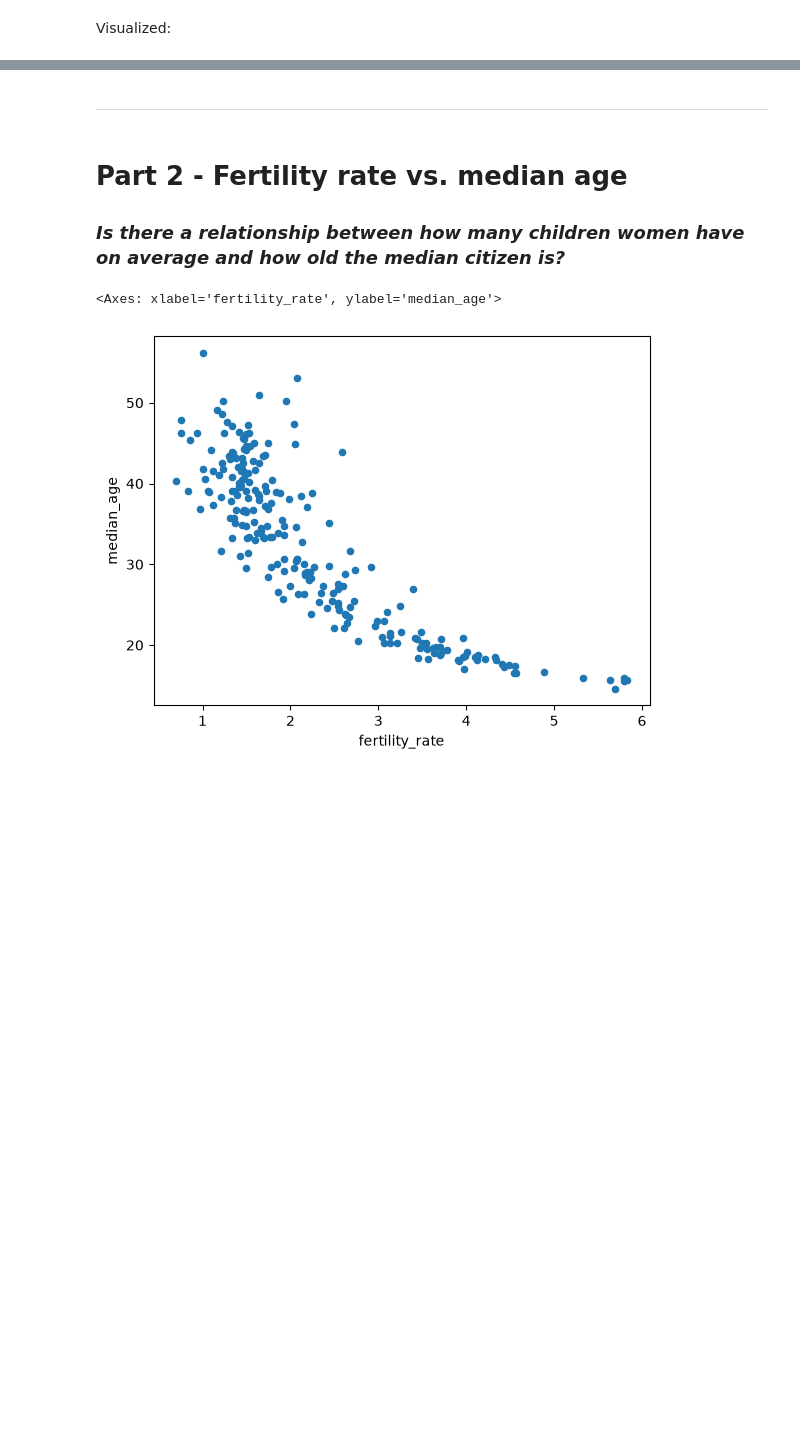
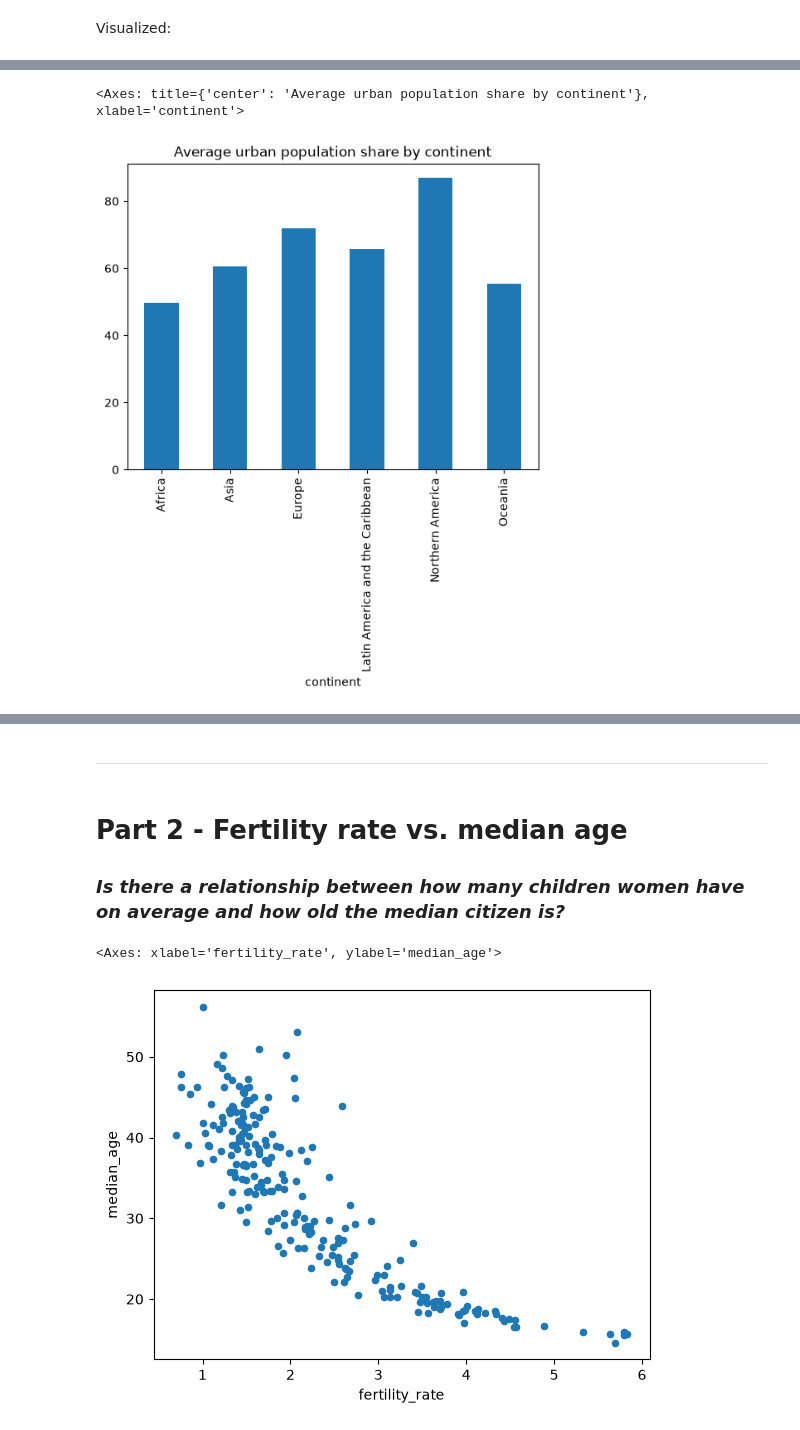
Before and after one commit to KristijanJakimov/population_analysis_project, a Jupyter notebook: analysis.ipynb, the cells around one changed output, grey strips where cells are left out. Saved outputs shown, nothing was run; the diff lists cells and outputs as text; code cells hidden in the pictures; blank space fills up the shorter version.

```diff
--- a/analysis.ipynb
+++ b/analysis.ipynb
@@ -155,0 +163,7 @@ Matplotlib is building the font cache; this may take a moment.
+# %%
+continent_averages["urban_pop"].plot.bar(
+    title="Average urban population share by continent"
+)
+# %% [output]
+<Axes: title={'center': 'Average urban population share by continent'}, xlabel='continent'>
+[figure, added]
```
Also changed, not shown: parts of 7 cells of this notebook.
